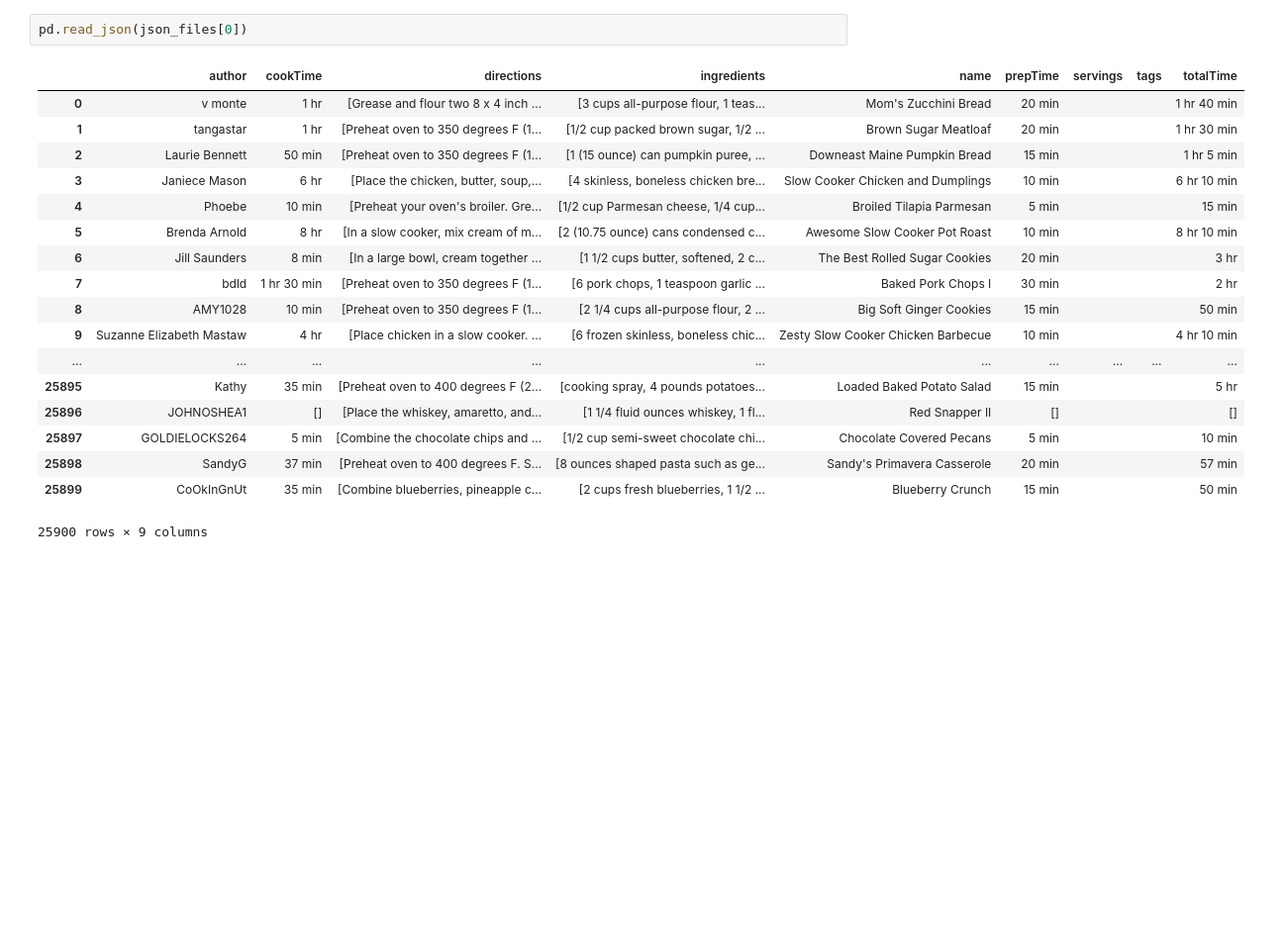
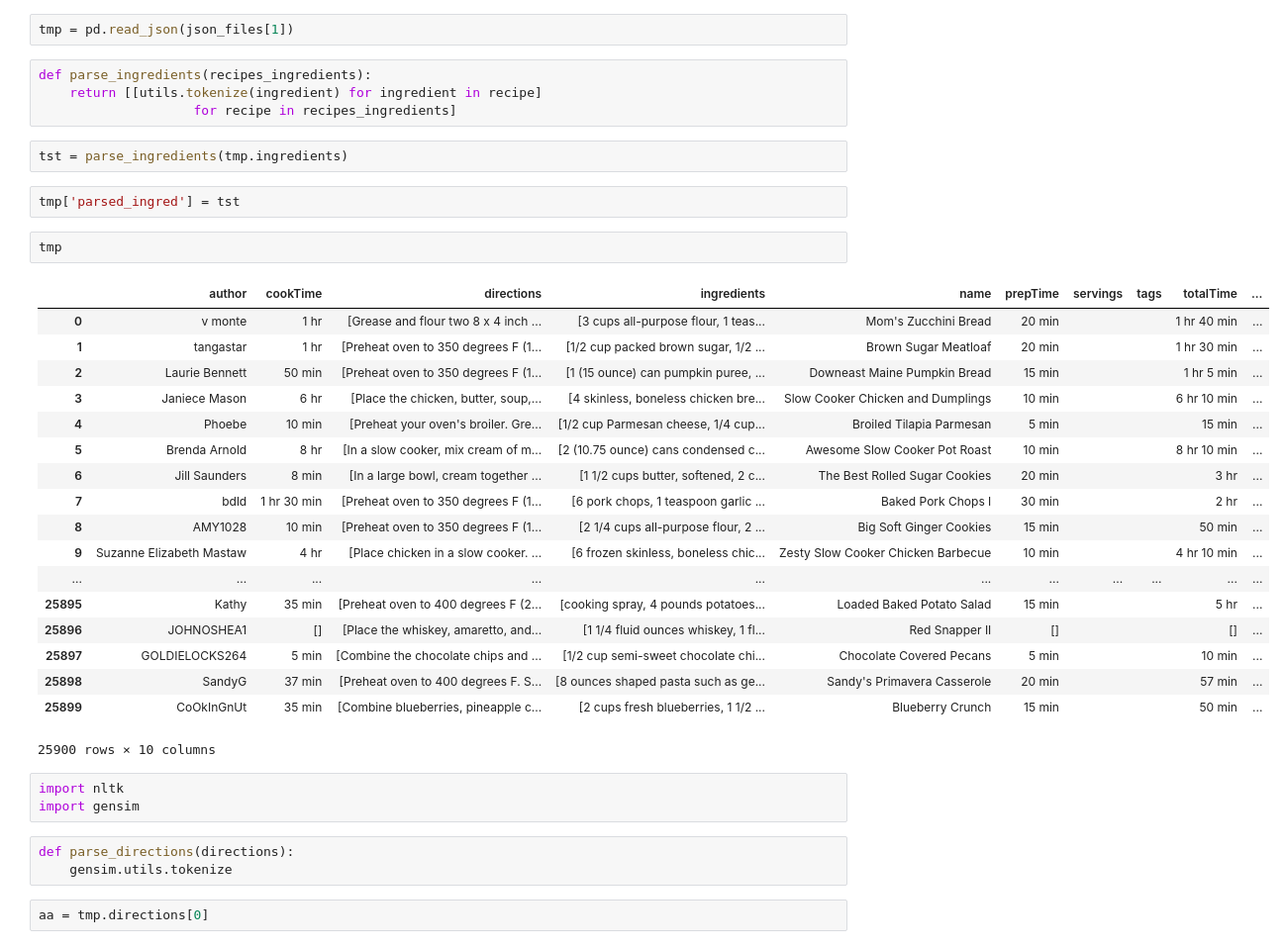
Before and after one commit to jhamburg/capstone, a Jupyter notebook: model/master_file.ipynb, the cells around one changed output. Shown at 99% size. Cells and saved outputs as stored; diff of their text form; blank space fills up the shorter version.

```diff
--- a/model/master_file.ipynb
+++ b/model/master_file.ipynb
@@ -22,21 +19,39 @@ json_files
-# %%
-pd.read_json(json_files[0])
-# %% [output]
-|  | author | cookTime | directions | ingredients | name | prepTime | servings | tags | totalTime |
-| 0 | v monte | 1 hr | [Grease and flour two 8 x 4 inch ... | [3 cups all-purpose flour, 1 teas... | Mom's Zucchini Bread | 20 min |  |  | 1 hr 40 min |
-| 1 | tangastar | 1 hr | [Preheat oven to 350 degrees F (1... | [1/2 cup packed brown sugar, 1/2 ... | Brown Sugar Meatloaf | 20 min |  |  | 1 hr 30 min |
-| 2 | Laurie Bennett | 50 min | [Preheat oven to 350 degrees F (1... | [1 (15 ounce) can pumpkin puree, ... | Downeast Maine Pumpkin Bread | 15 min |  |  | 1 hr 5 min |
-| 3 | Janiece Mason | 6 hr | [Place the chicken, butter, soup,... | [4 skinless, boneless chicken bre... | Slow Cooker Chicken and Dumplings | 10 min |  |  | 6 hr 10 min |
-| 4 | Phoebe | 10 min | [Preheat your oven's broiler. Gre... | [1/2 cup Parmesan cheese, 1/4 cup... | Broiled Tilapia Parmesan | 5 min |  |  | 15 min |
-| 5 | Brenda Arnold | 8 hr | [In a slow cooker, mix cream of m... | [2 (10.75 ounce) cans condensed c... | Awesome Slow Cooker Pot Roast | 10 min |  |  | 8 hr 10 min |
-| 6 | Jill Saunders | 8 min | [In a large bowl, cream together ... | [1 1/2 cups butter, softened, 2 c... | The Best Rolled Sugar Cookies | 20 min |  |  | 3 hr |
-| 7 | bdld | 1 hr 30 min | [Preheat oven to 350 degrees F (1... | [6 pork chops, 1 teaspoon garlic ... | Baked Pork Chops I | 30 min |  |  | 2 hr |
-| 8 | AMY1028 | 10 min | [Preheat oven to 350 degrees F (1... | [2 1/4 cups all-purpose flour, 2 ... | Big Soft Ginger Cookies | 15 min |  |  | 50 min |
-| 9 | Suzanne Elizabeth Mastaw | 4 hr | [Place chicken in a slow cooker. ... | [6 frozen skinless, boneless chic... | Zesty Slow Cooker Chicken Barbecue | 10 min |  |  | 4 hr 10 min |
-| ... | ... | ... | ... | ... | ... | ... | ... | ... | ... |
-| 25895 | Kathy | 35 min | [Preheat oven to 400 degrees F (2... | [cooking spray, 4 pounds potatoes... | Loaded Baked Potato Salad | 15 min |  |  | 5 hr |
-| 25896 | JOHNOSHEA1 | [] | [Place the whiskey, amaretto, and... | [1 1/4 fluid ounces whiskey, 1 fl... | Red Snapper II | [] |  |  | [] |
-| 25897 | GOLDIELOCKS264 | 5 min | [Combine the chocolate chips and ... | [1/2 cup semi-sweet chocolate chi... | Chocolate Covered Pecans | 5 min |  |  | 10 min |
-| 25898 | SandyG | 37 min | [Preheat oven to 400 degrees F. S... | [8 ounces shaped pasta such as ge... | Sandy's Primavera Casserole | 20 min |  |  | 57 min |
-| 25899 | CoOkInGnUt | 35 min | [Combine blueberries, pineapple c... | [2 cups fresh blueberries, 1 1/2 ... | Blueberry Crunch | 15 min |  |  | 50 min |
-25900 rows × 9 columns
+# %%
+tmp = pd.read_json(json_files[1])
+# %%
+def parse_ingredients(recipes_ingredients):
+    return [[utils.tokenize(ingredient) for ingredient in recipe]
+                    for recipe in recipes_ingredients]
+# %%
+tst = parse_ingredients(tmp.ingredients)
+# %%
+tmp['parsed_ingred'] = tst
+# %%
+tmp
+# %% [output]
+|  | author | cookTime | directions | ingredients | name | prepTime | servings | tags | totalTime | ... |
+| 0 | v monte | 1 hr | [Grease and flour two 8 x 4 inch ... | [3 cups all-purpose flour, 1 teas... | Mom's Zucchini Bread | 20 min |  |  | 1 hr 40 min | ... |
+| 1 | tangastar | 1 hr | [Preheat oven to 350 degrees F (1... | [1/2 cup packed brown sugar, 1/2 ... | Brown Sugar Meatloaf | 20 min |  |  | 1 hr 30 min | ... |
+| 2 | Laurie Bennett | 50 min | [Preheat oven to 350 degrees F (1... | [1 (15 ounce) can pumpkin puree, ... | Downeast Maine Pumpkin Bread | 15 min |  |  | 1 hr 5 min | ... |
+| 3 | Janiece Mason | 6 hr | [Place the chicken, butter, soup,... | [4 skinless, boneless chicken bre... | Slow Cooker Chicken and Dumplings | 10 min |  |  | 6 hr 10 min | ... |
+| 4 | Phoebe | 10 min | [Preheat your oven's broiler. Gre... | [1/2 cup Parmesan cheese, 1/4 cup... | Broiled Tilapia Parmesan | 5 min |  |  | 15 min | ... |
+| 5 | Brenda Arnold | 8 hr | [In a slow cooker, mix cream of m... | [2 (10.75 ounce) cans condensed c... | Awesome Slow Cooker Pot Roast | 10 min |  |  | 8 hr 10 min | ... |
+| 6 | Jill Saunders | 8 min | [In a large bowl, cream together ... | [1 1/2 cups butter, softened, 2 c... | The Best Rolled Sugar Cookies | 20 min |  |  | 3 hr | ... |
+| 7 | bdld | 1 hr 30 min | [Preheat oven to 350 degrees F (1... | [6 pork chops, 1 teaspoon garlic ... | Baked Pork Chops I | 30 min |  |  | 2 hr | ... |
+| 8 | AMY1028 | 10 min | [Preheat oven to 350 degrees F (1... | [2 1/4 cups all-purpose flour, 2 ... | Big Soft Ginger Cookies | 15 min |  |  | 50 min | ... |
+| 9 | Suzanne Elizabeth Mastaw | 4 hr | [Place chicken in a slow cooker. ... | [6 frozen skinless, boneless chic... | Zesty Slow Cooker Chicken Barbecue | 10 min |  |  | 4 hr 10 min | ... |
+| ... | ... | ... | ... | ... | ... | ... | ... | ... | ... | ... |
+| 25895 | Kathy | 35 min | [Preheat oven to 400 degrees F (2... | [cooking spray, 4 pounds potatoes... | Loaded Baked Potato Salad | 15 min |  |  | 5 hr | ... |
+| 25896 | JOHNOSHEA1 | [] | [Place the whiskey, amaretto, and... | [1 1/4 fluid ounces whiskey, 1 fl... | Red Snapper II | [] |  |  | [] | ... |
+| 25897 | GOLDIELOCKS264 | 5 min | [Combine the chocolate chips and ... | [1/2 cup semi-sweet chocolate chi... | Chocolate Covered Pecans | 5 min |  |  | 10 min | ... |
+| 25898 | SandyG | 37 min | [Preheat oven to 400 degrees F. S... | [8 ounces shaped pasta such as ge... | Sandy's Primavera Casserole | 20 min |  |  | 57 min | ... |
+| 25899 | CoOkInGnUt | 35 min | [Combine blueberries, pineapple c... | [2 cups fresh blueberries, 1 1/2 ... | Blueberry Crunch | 15 min |  |  | 50 min | ... |
+25900 rows × 10 columns
+# %%
+import nltk
+import gensim
+# %%
+def parse_directions(directions):
+    gensim.utils.tokenize
+# %%
+aa = tmp.directions[0]
```
Also changed, not shown: parts of 12 cells of this notebook.
